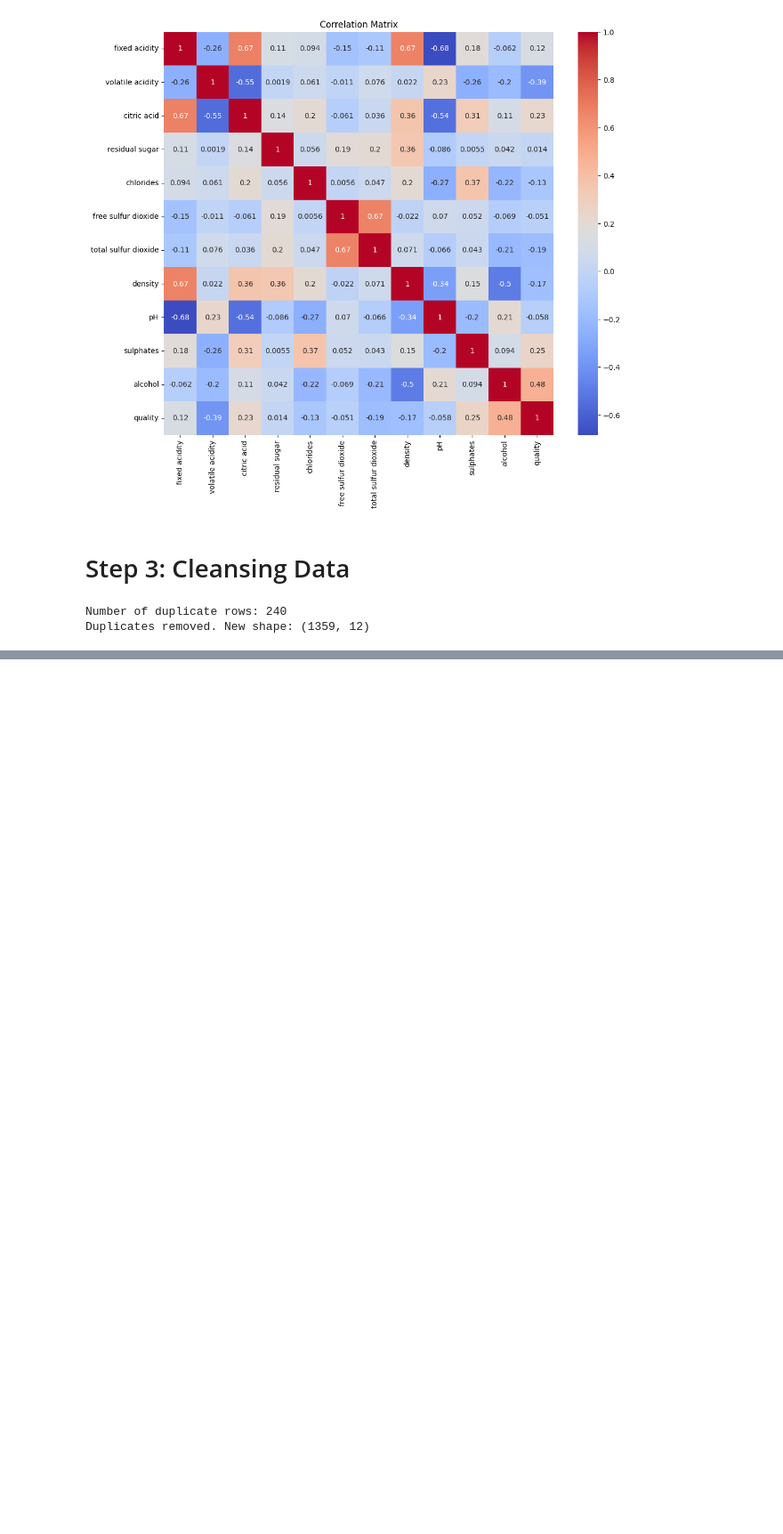
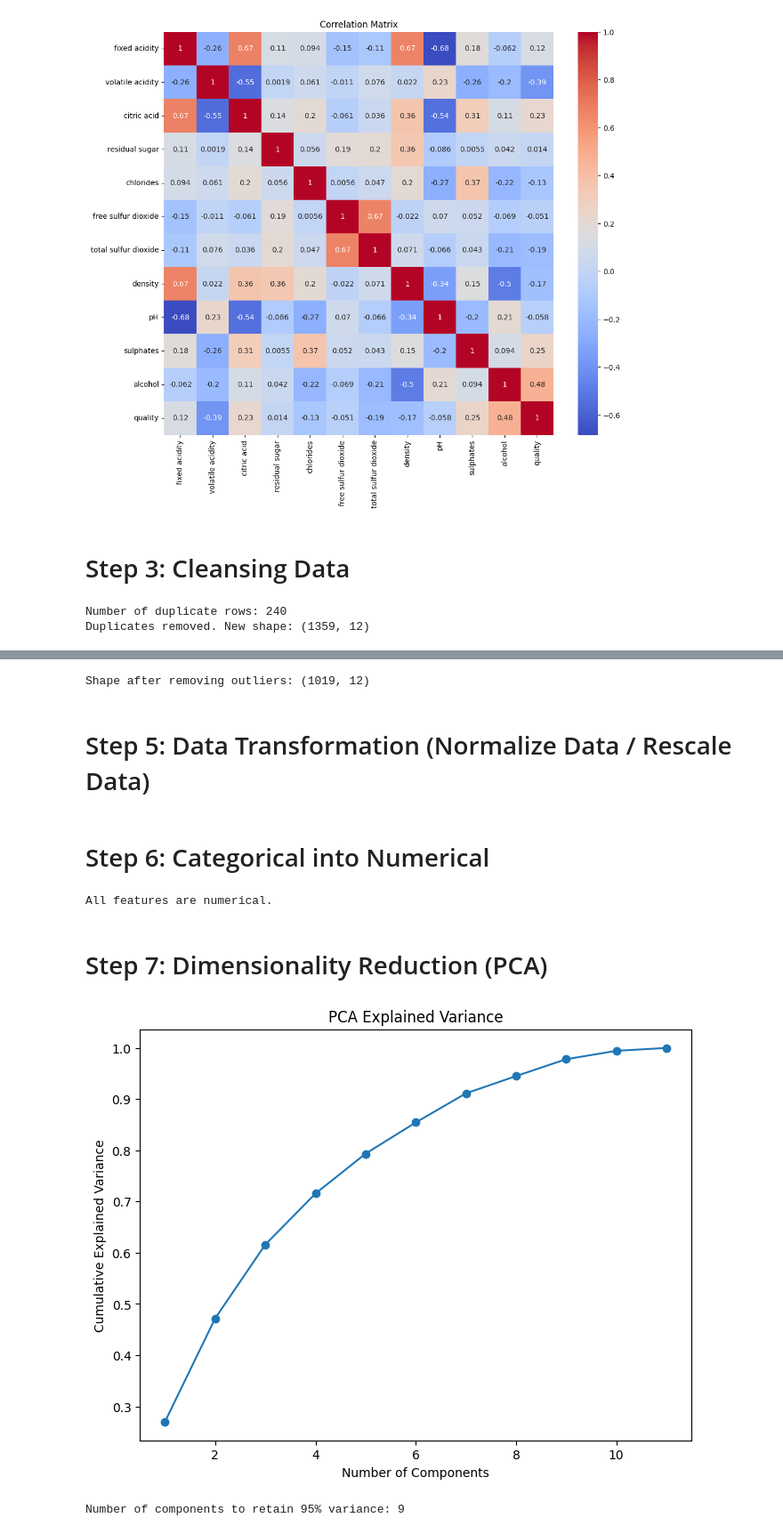
Before and after one commit to hamnasz/Machine-Learning-Basic-Projects, a Jupyter notebook: main.ipynb, the cells around one changed output, grey strips where cells are left out. Shown at 89% size. Drawn from its saved outputs; the diff is of its cells as text; code cells hidden in the pictures; blank space fills up the shorter version.

```diff
--- a/main.ipynb
+++ b/main.ipynb
@@ -87,0 +90,51 @@ Duplicates removed. New shape: (1359, 12)
+# %%
+feature_cols = [col for col in data.columns if col != 'quality']
+outlier_masks = []
+for col in feature_cols:
+    Q1 = data[col].quantile(0.25)
+    Q3 = data[col].quantile(0.75)
+    IQR = Q3 - Q1
+    lower_bound = Q1 - 1.5 * IQR
+    upper_bound = Q3 + 1.5 * IQR
+    mask = (data[col] < lower_bound) | (data[col] > upper_bound)
+    outlier_masks.append(mask)
+outlier_rows = pd.concat(outlier_masks, axis=1).any(axis=1)
+data = data[~outlier_rows]
+data = data.reset_index(drop=True)
+print("Shape after removing outliers:", data.shape)
+# %% [output]
+Shape after removing outliers: (1019, 12)
+# %% [markdown]
+# Step 5: Data Transformation (Normalize Data / Rescale Data)
+# %%
+X = data.drop('quality', axis=1)
+y = data['quality']
+scaler = StandardScaler()
+X_scaled = scaler.fit_transform(X)
+X_scaled = pd.DataFrame(X_scaled, columns=X.columns)
+# %% [markdown]
+# Step 6: Categorical into Numerical
+# %%
+print("All features are numerical.")
+# %% [output]
+All features are numerical.
+# %% [markdown]
+# Step 7: Dimensionality Reduction (PCA)
+# %%
+pca = PCA()
+X_pca = pca.fit_transform(X_scaled)
+plt.figure(figsize=(8, 6))
+plt.plot(range(1, len(pca.explained_variance_ratio_)+1), pca.explained_variance_ratio_.cumsum(), marker='o')
+plt.xlabel('Number of Components')
+plt.ylabel('Cumulative Explained Variance')
+plt.title('PCA Explained Variance')
+plt.show()
+cum_var = pca.explained_variance_ratio_.cumsum()
+n_components = next(i for i, var in enumerate(cum_var) if var >= 0.95) + 1
+print(f"Number of components to retain 95% variance: {n_components}")
+pca = PCA(n_components=n_components)
+X_pca = pca.fit_transform(X_scaled)
+X_pca = pd.DataFrame(X_pca, columns=[f'PC{i+1}' for i in range(n_components)])
+# %% [output]
+[figure, added]
+Number of components to retain 95% variance: 9
```
Also changed, not shown: parts of 1 cell of this notebook.
